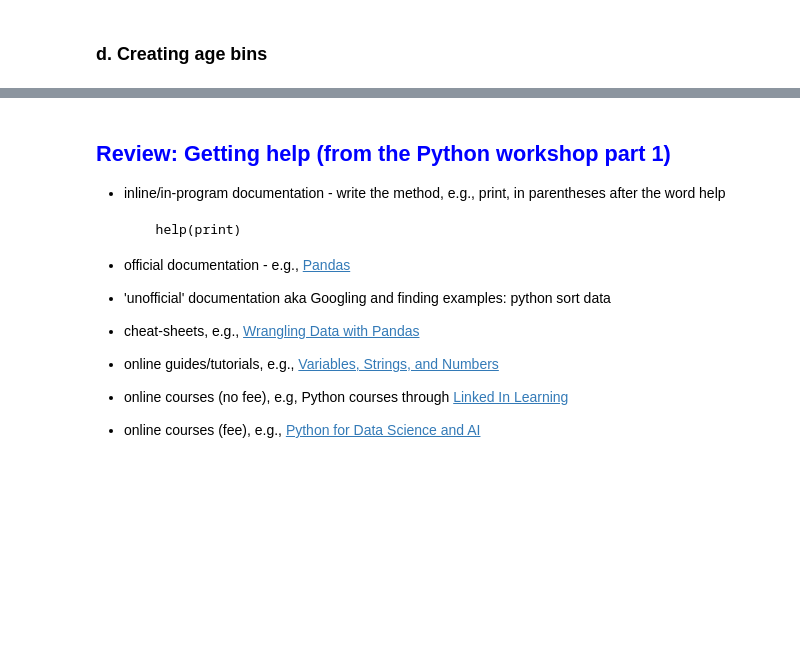
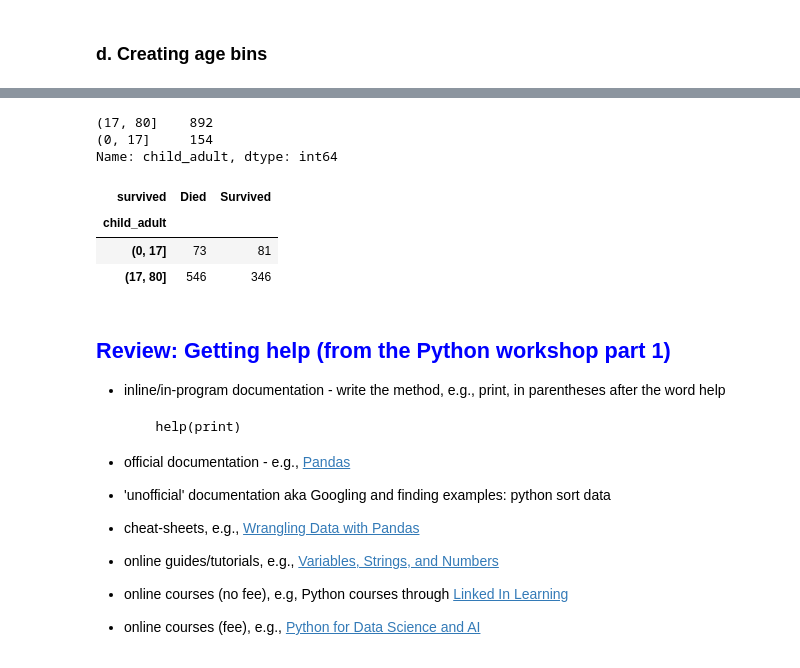
Before and after one commit to nichworby/python, a Jupyter notebook: ExploratoryDataAnalysisWithPython-Instructors-Part2.ipynb, the cells around one changed output, grey strips where cells are left out. Saved outputs shown, nothing was run; the diff lists cells and outputs as text; code cells hidden in the pictures; blank space fills up the shorter version.

```diff
--- a/ExploratoryDataAnalysisWithPython-Instructors-Part2.ipynb
+++ b/ExploratoryDataAnalysisWithPython-Instructors-Part2.ipynb
@@ -310,10 +445,18 @@ titanic['age'] < 18
-# %%
-titanic['is_child'] = titanic['age'] < 18
-titanic.head()
+# %%
+titanic['child_adult'] = pd.cut(titanic['age'], bins=[0, 17, 80])
 # %%
-titanic['is_child'].value_counts()
+titanic['child_adult'].value_counts()
+# %% [output]
+(17, 80]    892
+(0, 17]     154
+Name: child_adult, dtype: int64
 # %%
-pd.crosstab(titanic.is_child, titanic.survived)
+pd.crosstab(titanic.child_adult, titanic.survived)
+# %% [output]
+| survived | Died | Survived |
+| child_adult |  |  |
+| (0, 17] | 73 | 81 |
+| (17, 80] | 546 | 346 |
 # %% [markdown]
 ## <font color='blue'>Review: Getting help (from the Python workshop part 1)</font>
 
```
Also changed, not shown: parts of 32 cells of this notebook, 1 other file.
